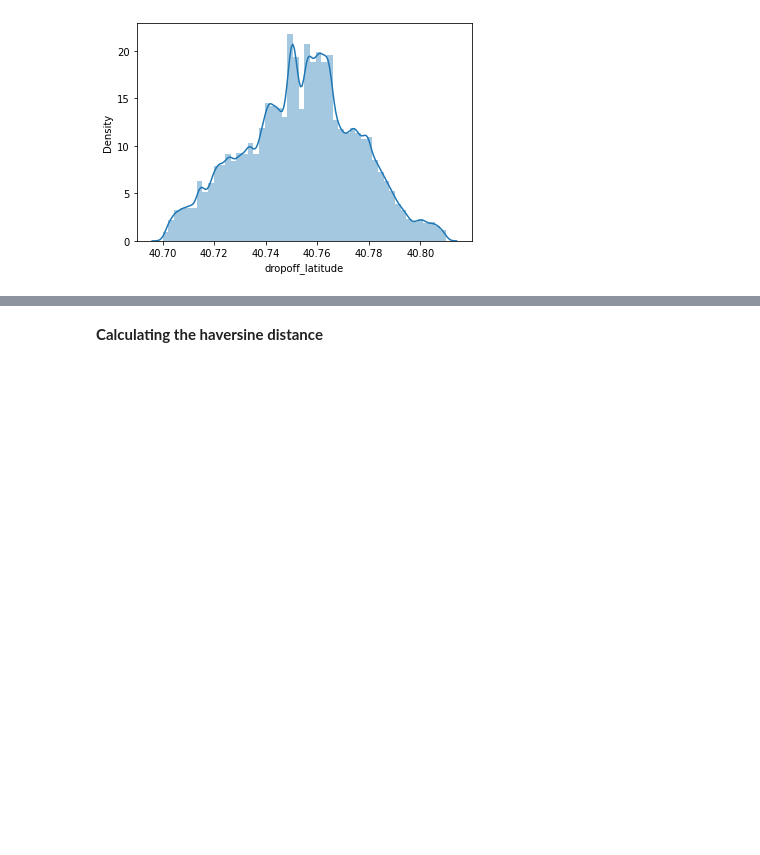
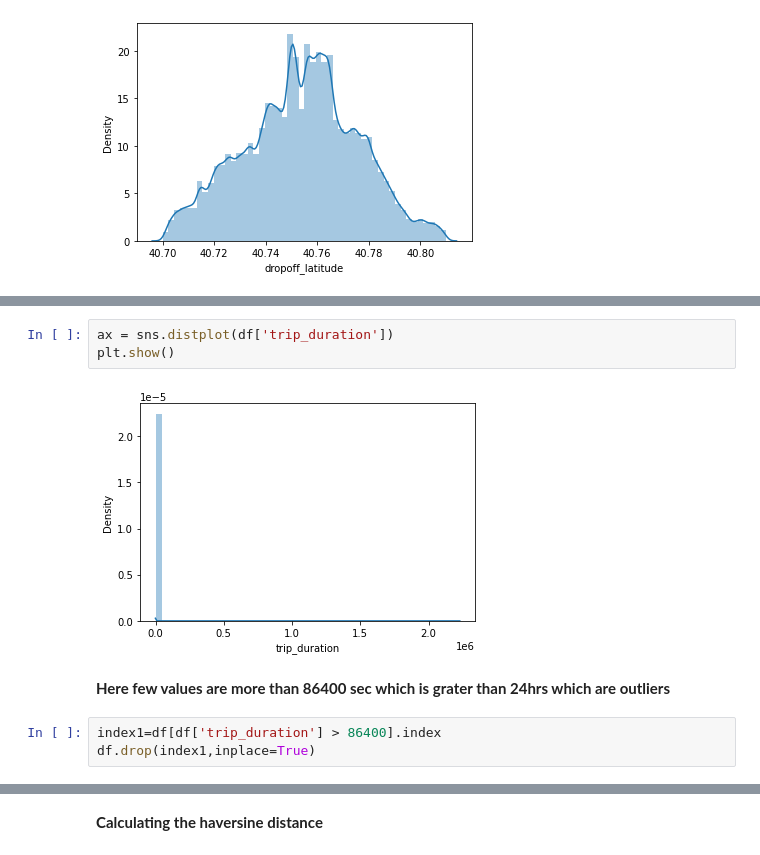
Before and after one commit to yasheshgupta/NYC-Taxi-Trip-Time-Prediction, a Jupyter notebook: NYC_Taxi_Trip_Time_Prediction_Capstone_Project.ipynb, the cells around one changed output, grey strips where cells are left out. Saved outputs shown, nothing was run; the diff lists cells and outputs as text; blank space fills up the shorter version.

```diff
--- a/NYC_Taxi_Trip_Time_Prediction_Capstone_Project.ipynb
+++ b/NYC_Taxi_Trip_Time_Prediction_Capstone_Project.ipynb
@@ -152,0 +235,10 @@ for i in dist_col:
+# %%
+ax = sns.distplot(df['trip_duration'])
+plt.show()
+# %% [output]
+[figure, added]
+# %% [markdown]
+**Here few values are more than 86400 sec which is grater than 24hrs which are outliers**
+# %%
+index1=df[df['trip_duration'] > 86400].index
+df.drop(index1,inplace=True)
```
Also changed, not shown: parts of 63 cells of this notebook.
